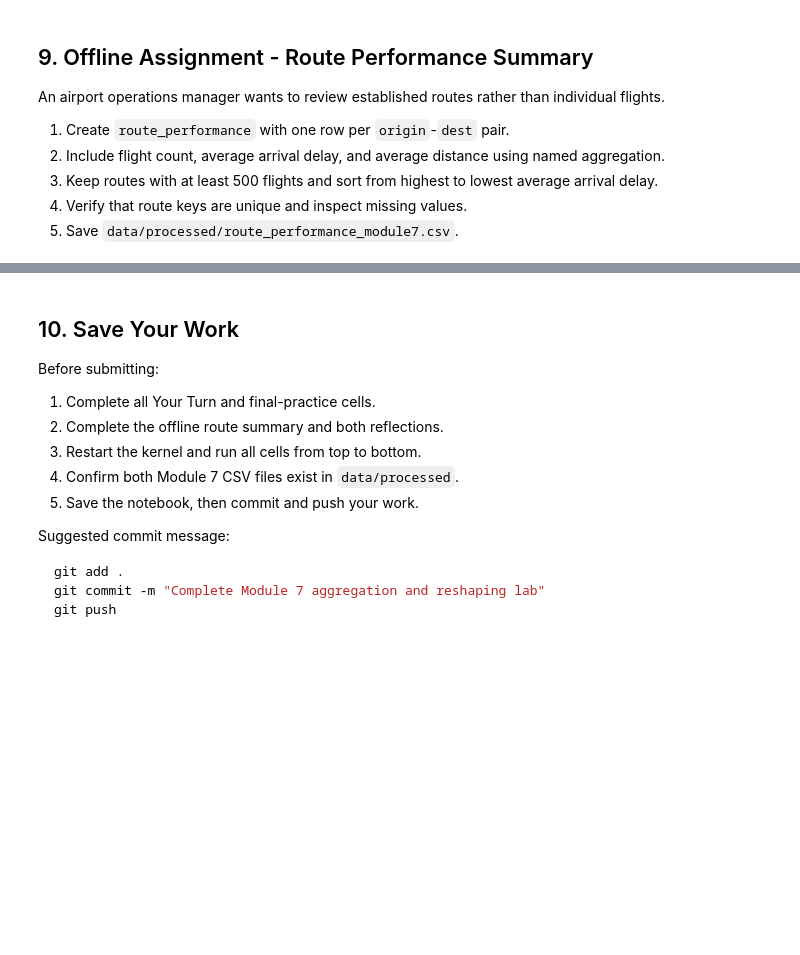
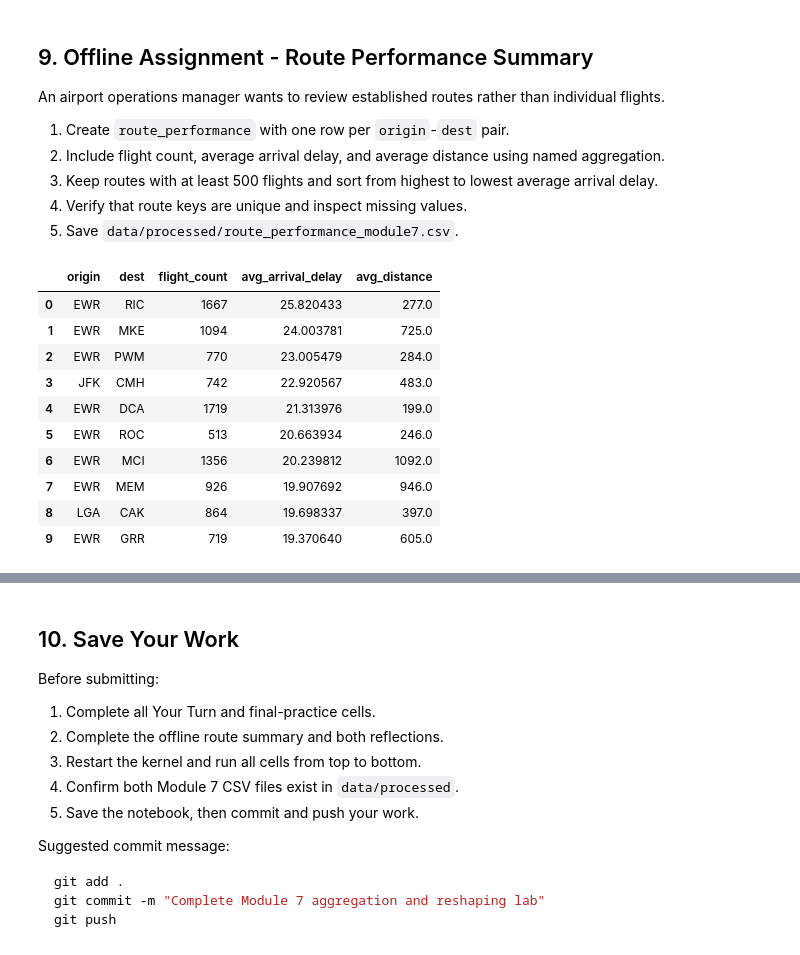
Before and after one commit to LCGillford/ban6003-week-07-08-lyndon-gilford, a Jupyter notebook: notebooks/module7_aggregation_reshaping_guided_lab.ipynb, the cells around one changed output, grey strips where cells are left out. Drawn from its saved outputs; the diff is of its cells as text; code cells hidden in the pictures; blank space fills up the shorter version.

Commit message:
Complete Module 7 aggregation and reshaping lab

```diff
--- a/notebooks/module7_aggregation_reshaping_guided_lab.ipynb
+++ b/notebooks/module7_aggregation_reshaping_guided_lab.ipynb
@@ -437,10 +758,39 @@ An airport operations manager wants to review established routes rather than ind
 4. Verify that route keys are unique and inspect missing values.
 5. Save `data/processed/route_performance_module7.csv`.
 # %%
-# Offline Assignment - Your code here
-# Suggested sequence:
-# 1. Start with flights.groupby(["origin", "dest"], as_index=False).agg(...).
-# 2. Use named aggregation for the three requested measures.
-# 3. Filter flight_count, sort avg_arrival_delay, and reset the index.
-# 4. Check duplicate keys and missing values before calling .to_csv().
-# Build, validate, display, and save route_performance.
+
+# Create route performance summary
+route_performance = flights.groupby(
+    ["origin", "dest"],
+    as_index=False
+).agg(
+    flight_count=("origin", "size"),
+    avg_arrival_delay=("arr_delay", "mean"),
+    avg_distance=("distance", "mean")
+)
+
+# Keep routes with at least 500 flights
+route_performance = route_performance[
+    route_performance["flight_count"] >= 500
+].copy()
+
+# Sort by highest average arrival delay
+route_performance = route_performance.sort_values(
+    by="avg_arrival_delay",
+    ascending=False
+).reset_index(drop=True)
+
+# Display results
+route_performance.head(10)
+# %% [output]
+|  | origin | dest | flight_count | avg_arrival_delay | avg_distance |
+| 0 | EWR | RIC | 1667 | 25.820433 | 277.0 |
+| 1 | EWR | MKE | 1094 | 24.003781 | 725.0 |
+| 2 | EWR | PWM | 770 | 23.005479 | 284.0 |
+| 3 | JFK | CMH | 742 | 22.920567 | 483.0 |
+| 4 | EWR | DCA | 1719 | 21.313976 | 199.0 |
+| 5 | EWR | ROC | 513 | 20.663934 | 246.0 |
+| 6 | EWR | MCI | 1356 | 20.239812 | 1092.0 |
+| 7 | EWR | MEM | 926 | 19.907692 | 946.0 |
+| 8 | LGA | CAK | 864 | 19.698337 | 397.0 |
+| 9 | EWR | GRR | 719 | 19.370640 | 605.0 |
```
Also changed, not shown: parts of 42 cells of this notebook, 2 other files.
